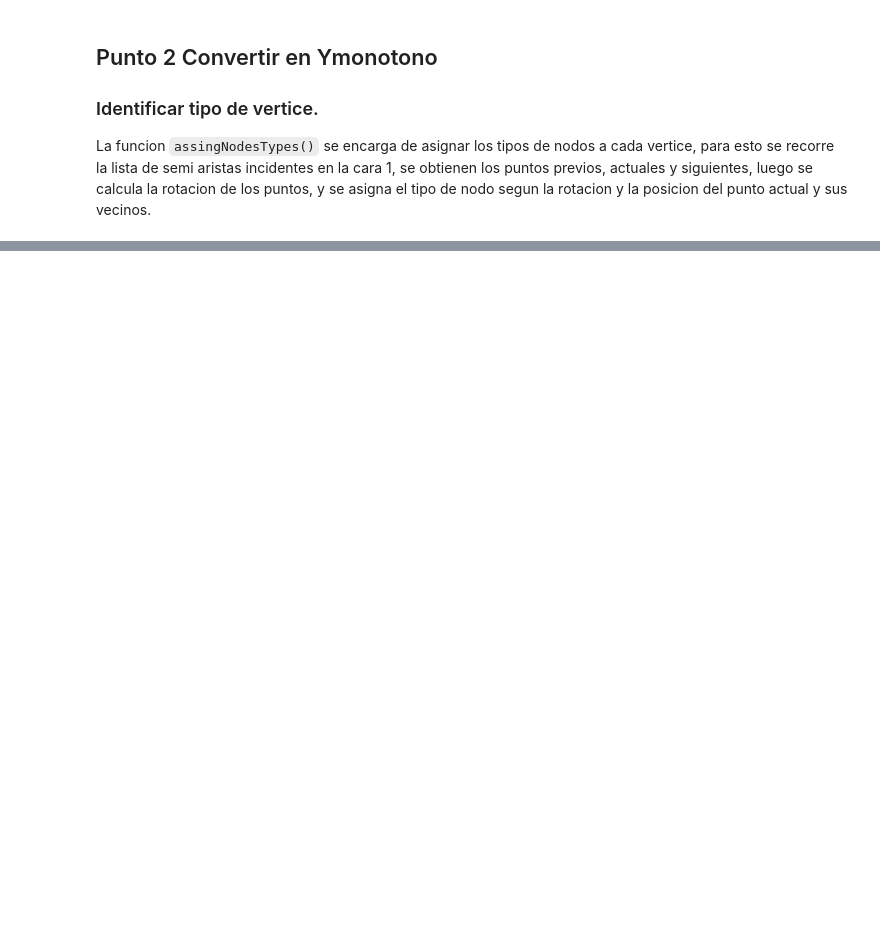
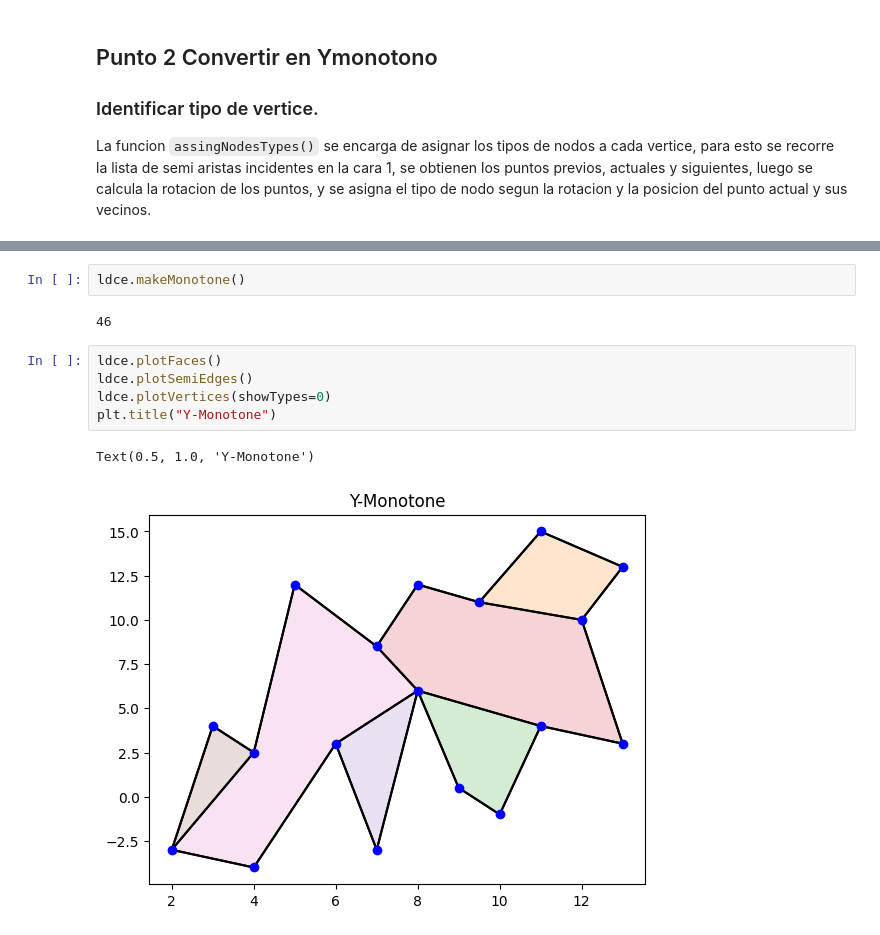
Before and after one commit to dleyvacastro/Geo, a Jupyter notebook: Taller2.ipynb, the cells around one changed output, grey strips where cells are left out. Cells and saved outputs as stored; diff of their text form; blank space fills up the shorter version.

```diff
--- a/Taller2.ipynb
+++ b/Taller2.ipynb
@@ -416 +933,13 @@ plt.show()
 [figure]
+# %%
+ldce.makeMonotone()
+# %% [output]
+46
+# %%
+ldce.plotFaces()
+ldce.plotSemiEdges()
+ldce.plotVertices(showTypes=0)
+plt.title("Y-Monotone")
+# %% [output]
+Text(0.5, 1.0, 'Y-Monotone')
+[figure, added]
```
Also changed, not shown: parts of 11 cells of this notebook.
